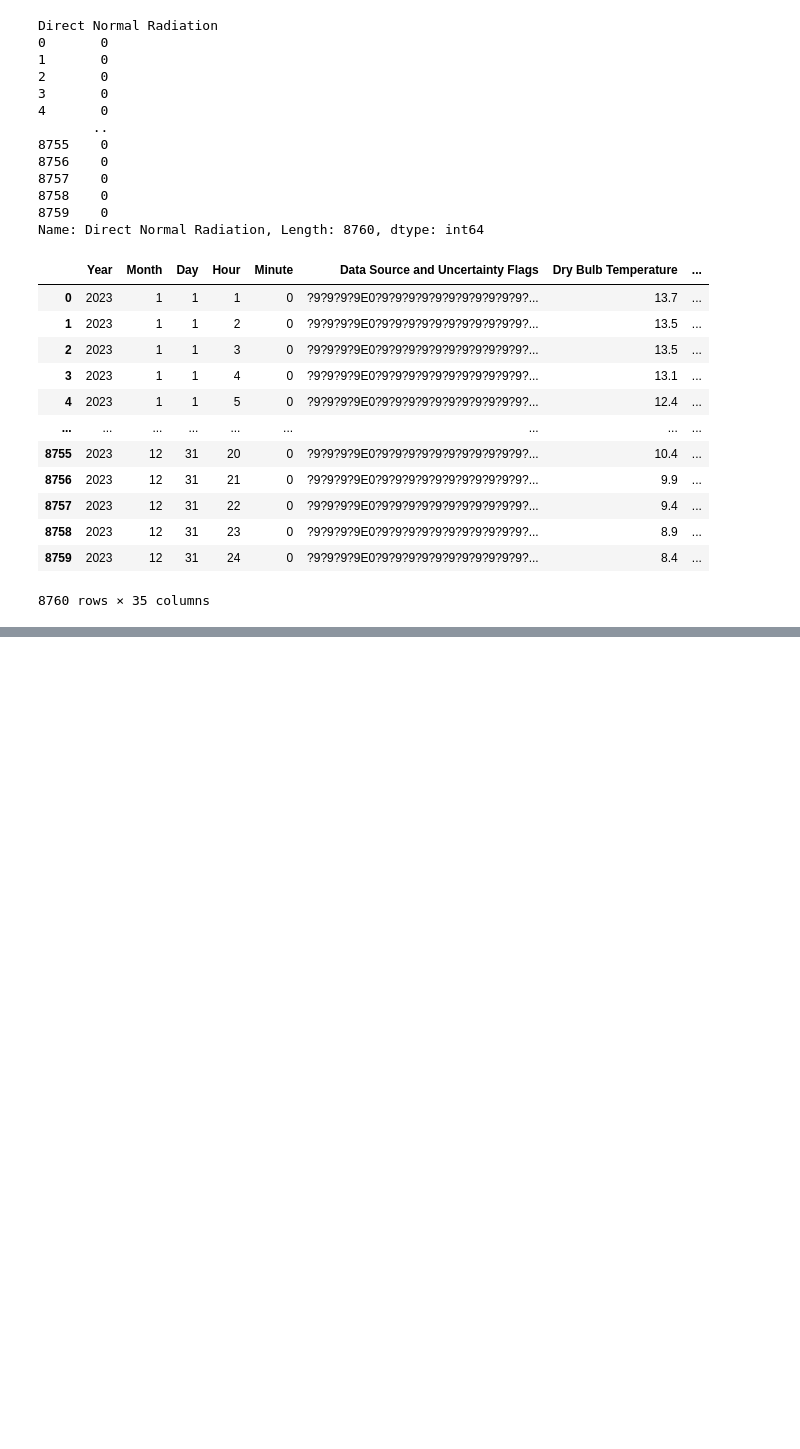
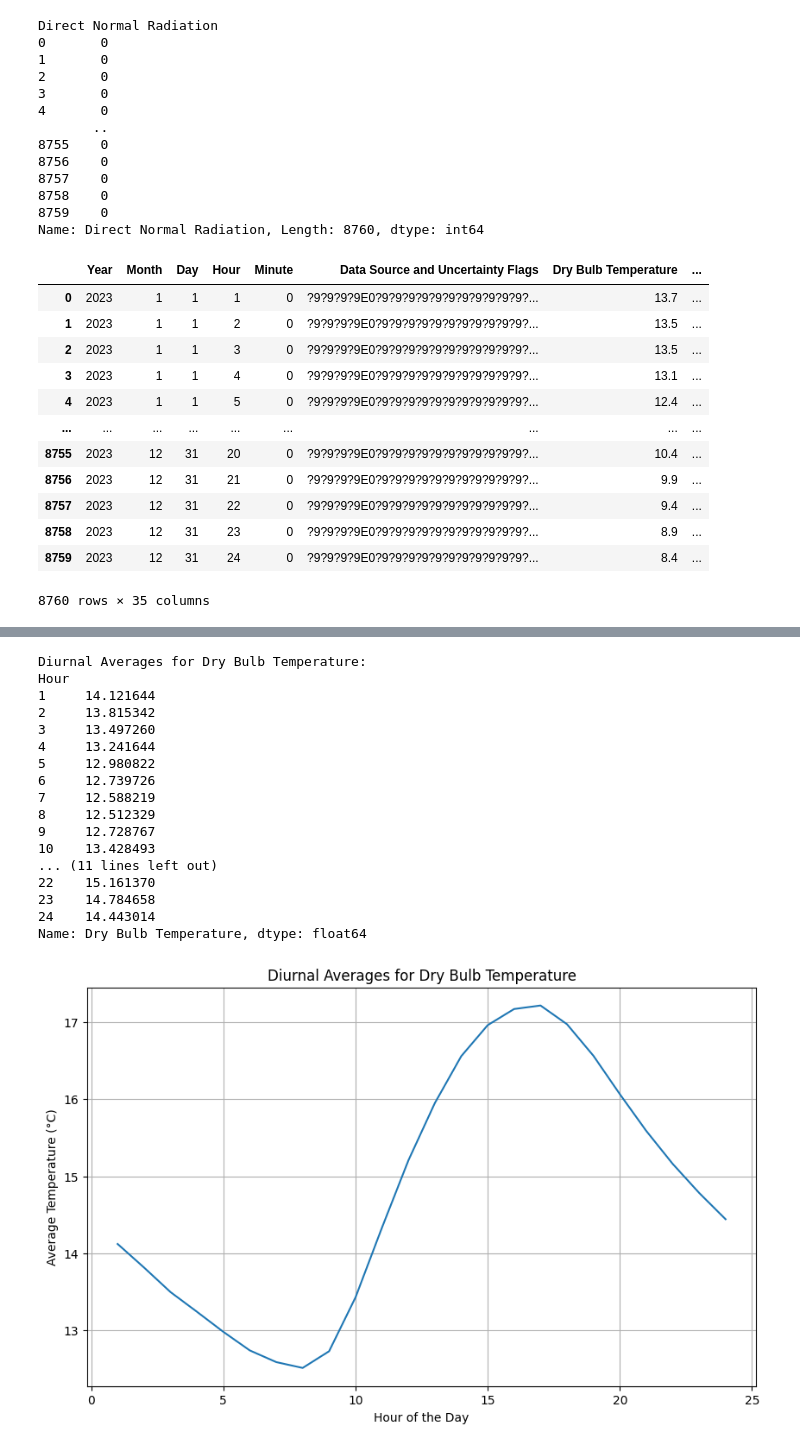
Before and after one commit to SustainableUrbanSystemsLab/CP-GNI2024-UWG, a Jupyter notebook: epw_creation.ipynb, the cells around one changed output, grey strips where cells are left out. Drawn from its saved outputs; the diff is of its cells as text; code cells hidden in the pictures; blank space fills up the shorter version.

```diff
--- a/epw_creation.ipynb
+++ b/epw_creation.ipynb
@@ -259,0 +332,38 @@ New climate file is generated at Final_CRC_UWG.epw.
+# %%
+import pandas as pd
+import matplotlib.pyplot as plt
+
+# Assuming 'epw_df' is your EPW DataFrame and it has an 'Hour' column and a 'Dry Bulb Temperature' column
+
+# Step 1: Calculate Diurnal Averages for 'Dry Bulb Temperature'
+diurnal_averages_temp = df_shifted.groupby('Hour')['Dry Bulb Temperature'].mean()
+
+# Step 2: Print out the Diurnal Averages for 'Dry Bulb Temperature'
+print("Diurnal Averages for Dry Bulb Temperature:")
+print(diurnal_averages_temp)
+
+# Step 3: Plot the Diurnal Averages for 'Dry Bulb Temperature'
+diurnal_averages_temp.plot(kind='line', figsize=(10, 6), title='Diurnal Averages for Dry Bulb Temperature')
+plt.xlabel('Hour of the Day')
+plt.ylabel('Average Temperature (°C)')
+plt.grid(True)
+plt.show()
+# %% [output]
+Diurnal Averages for Dry Bulb Temperature:
+Hour
+1     14.121644
+2     13.815342
+3     13.497260
+4     13.241644
+5     12.980822
+6     12.739726
+7     12.588219
+8     12.512329
+9     12.728767
+10    13.428493
+... (11 lines left out)
+22    15.161370
+23    14.784658
+24    14.443014
+Name: Dry Bulb Temperature, dtype: float64
+[figure, added]
```
Also changed, not shown: parts of 18 cells of this notebook, 12 other files.
